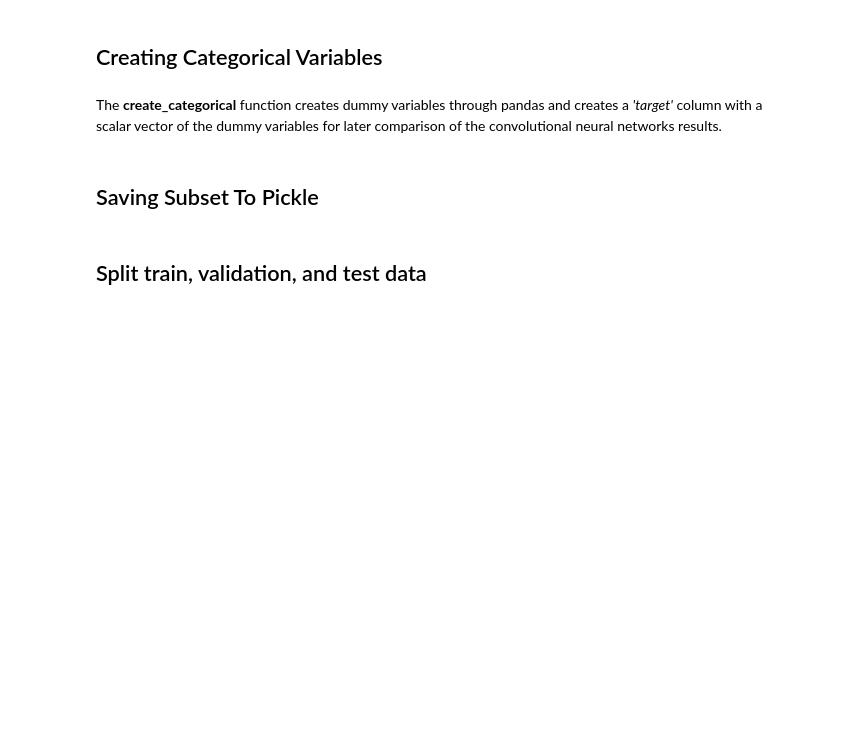
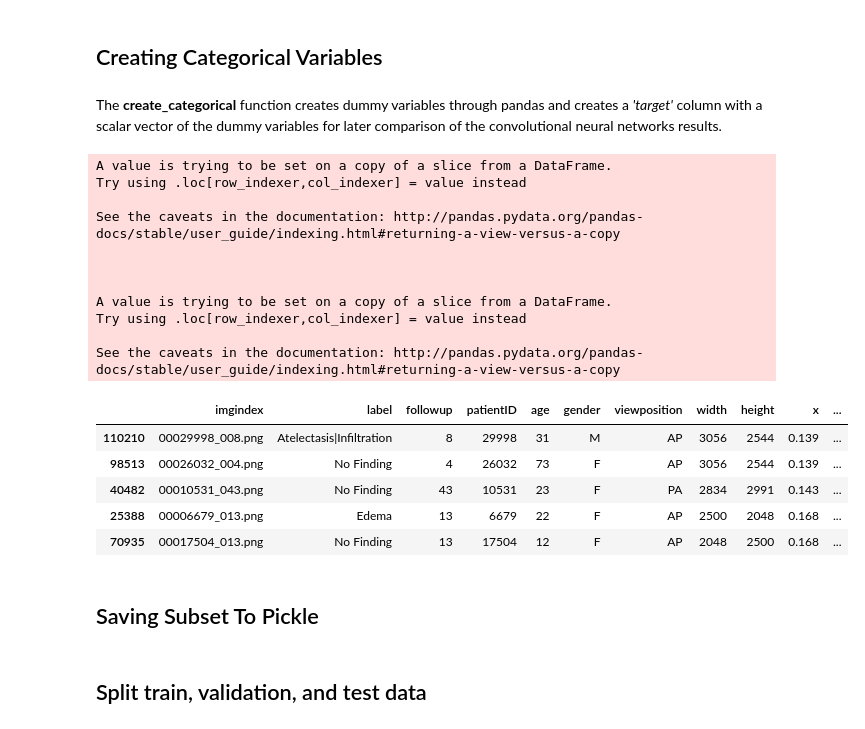
Before and after one commit to yasharmansouri/NIH-Chest-X-ray-Pathology-Detection, a Jupyter notebook: 100-data_cleaning_eda.ipynb, the cells around one changed output. Saved outputs shown, nothing was run; the diff lists cells and outputs as text; code cells hidden in the pictures; blank space fills up the shorter version.

```diff
--- a/100-data_cleaning_eda.ipynb
+++ b/100-data_cleaning_eda.ipynb
@@ -182,9 +129,30 @@ percentage subset of the original:  36.53496254013557
+# %%
+df = df.groupby('label').filter(lambda x : len(x)>20)
 # %% [markdown]
 ## Creating Categorical Variables
 # %% [markdown]
 The **create_categorical** function creates dummy variables through pandas and creates a *'target'* column with a scalar vector of the dummy variables for later comparison of the convolutional neural networks results.
 # %%
 from eda_xray import create_categorical
-df = create_categorical(df_subset)
+df = create_categorical(df)
+df.sample(5)
+# %% [output]
+A value is trying to be set on a copy of a slice from a DataFrame.
+Try using .loc[row_indexer,col_indexer] = value instead
+
+See the caveats in the documentation: http://pandas.pydata.org/pandas-docs/stable/user_guide/indexing.html#returning-a-view-versus-a-copy
+
+
+
+A value is trying to be set on a copy of a slice from a DataFrame.
+Try using .loc[row_indexer,col_indexer] = value instead
+
+See the caveats in the documentation: http://pandas.pydata.org/pandas-docs/stable/user_guide/indexing.html#returning-a-view-versus-a-copy
+|  | imgindex | label | followup | patientID | age | gender | viewposition | width | height | x | ... |
+| 110210 | 00029998_008.png | Atelectasis|Infiltration | 8 | 29998 | 31 | M | AP | 3056 | 2544 | 0.139 | ... |
+| 98513 | 00026032_004.png | No Finding | 4 | 26032 | 73 | F | AP | 3056 | 2544 | 0.139 | ... |
+| 40482 | 00010531_043.png | No Finding | 43 | 10531 | 23 | F | PA | 2834 | 2991 | 0.143 | ... |
+| 25388 | 00006679_013.png | Edema | 13 | 6679 | 22 | F | AP | 2500 | 2048 | 0.168 | ... |
+| 70935 | 00017504_013.png | No Finding | 13 | 17504 | 12 | F | AP | 2048 | 2500 | 0.168 | ... |
 # %% [markdown]
 ## Saving Subset To Pickle
```
Also changed, not shown: parts of 20 cells of this notebook, 7 other files.
